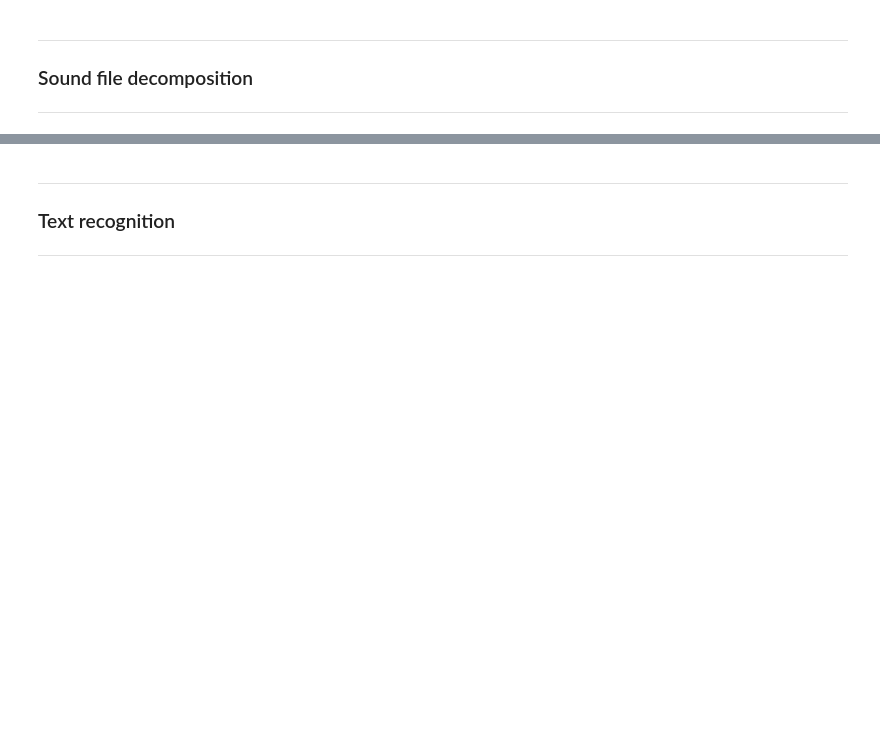
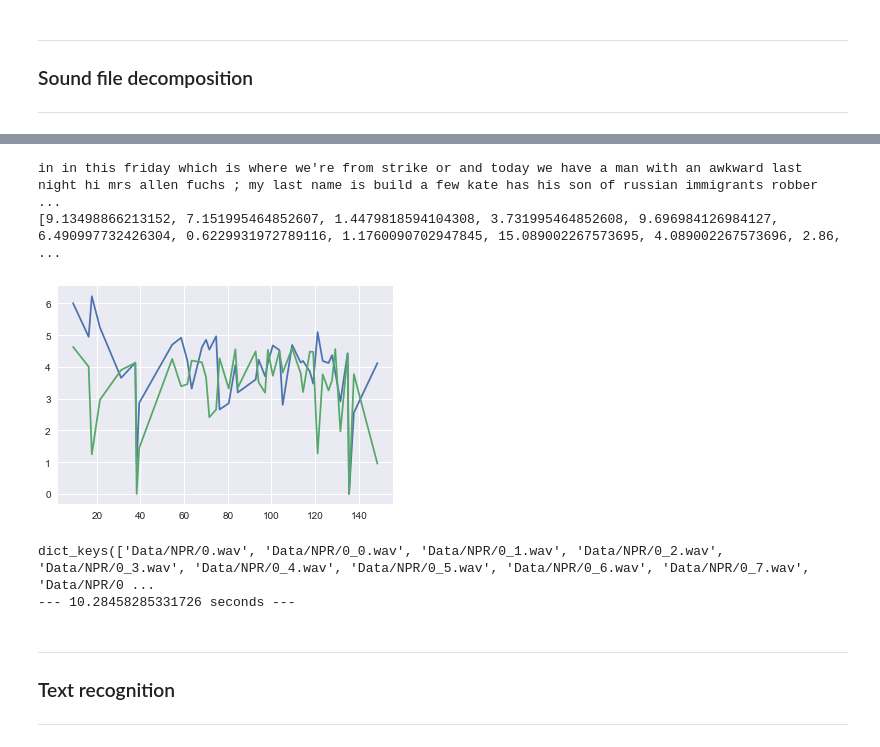
Before and after one commit to tongbaojia/Insight, a Jupyter notebook: Project/MVP.ipynb, the cells around one changed output, grey strips where cells are left out. Saved outputs shown, nothing was run; the diff lists cells and outputs as text; code cells hidden in the pictures; blank space fills up the shorter version.

```diff
--- a/Project/MVP.ipynb
+++ b/Project/MVP.ipynb
@@ -237,0 +278,18 @@ Plot                        tony-test-fa962b69f1fb.json
+# %%
+print(len(audio_chunks))
+fulldbfs = []
+fullmaxdbfs = []
+fullmax = []
+fullrms = []
+## split into chunks
+for i, chunk in enumerate(audio_chunks):
+    out_file = "chunk_s{0}.wav".format(i)
+    fulldbfs.append(chunk.dBFS)
+    fullmaxdbfs.append(chunk.max_dBFS)
+    fullmax.append(chunk.max)
+    fullrms.append(chunk.rms)
+    print("exporting", out_file, chunk.dBFS, chunk.max_dBFS, chunk.duration_seconds, chunk.rms)
+    chunk.export(out_file, format="wav")
+
+print("--- %s seconds ---" % (time.time() - start_time))
+!ls
@@ -237,0 +314,4 @@ Plot                        tony-test-fa962b69f1fb.json
+# %%
+fulltextdic = {}
+for i in tqdm(range(42)):
+    fulltextdic.update(SoundToText('chunk_s' + str(i) + '.wav'))
@@ -238,3 +332,30 @@ Plot                        tony-test-fa962b69f1fb.json
+# %%
+fulltext = ""
+fulltime = []
+for l in range(len(fulltextdic.keys())):
+    #print(fulltextdic.keys())
+    fulltext += fulltextdic['chunk_s' + str(l) + '.wav'][0] + " ; "
+    fulltime.append(fulltextdic['chunk_s' + str(l) + '.wav'][1])
+print(fulltext)
+print(fulltime)
+# %% [output]
+in in this friday which is where we're from strike or and today we have a man with an awkward last night hi mrs allen fuchs ; my last name is build a few kate has his son of russian immigrants robber  ...
+[9.13498866213152, 7.151995464852607, 1.4479818594104308, 3.731995464852608, 9.696984126984127, 6.490997732426304, 0.6229931972789116, 1.1760090702947845, 15.089002267573695, 4.089002267573696, 2.86,  ...
+# %%
+plt.plot(np.cumsum(fulltime), fulldbfs - np.min(fulldbfs))
+plt.plot(np.cumsum(fulltime), fullmaxdbfs - np.min(fullmaxdbfs))
+#plt.plot(np.cumsum(fulltime), fullrms - np.min(fullrms))
+#plt.plot(np.cumsum(fulltime), fullmax - np.min(fullmax))
+plt.show()
+# %% [output]
+[figure, added]
+# %%
+start_time = time.time()
+print(PrepareSound("Data/NPR/0.mp3", fixsplit=False, silencesplit=True).keys())
+print("--- %s seconds ---" % (time.time() - start_time))
+# %% [output]
+dict_keys(['Data/NPR/0.wav', 'Data/NPR/0_0.wav', 'Data/NPR/0_1.wav', 'Data/NPR/0_2.wav', 'Data/NPR/0_3.wav', 'Data/NPR/0_4.wav', 'Data/NPR/0_5.wav', 'Data/NPR/0_6.wav', 'Data/NPR/0_7.wav', 'Data/NPR/0 ...
+--- 10.28458285331726 seconds ---
 # %% [markdown]
 
 ***
```
Also changed, not shown: parts of 8 cells of this notebook, 2 other files.
